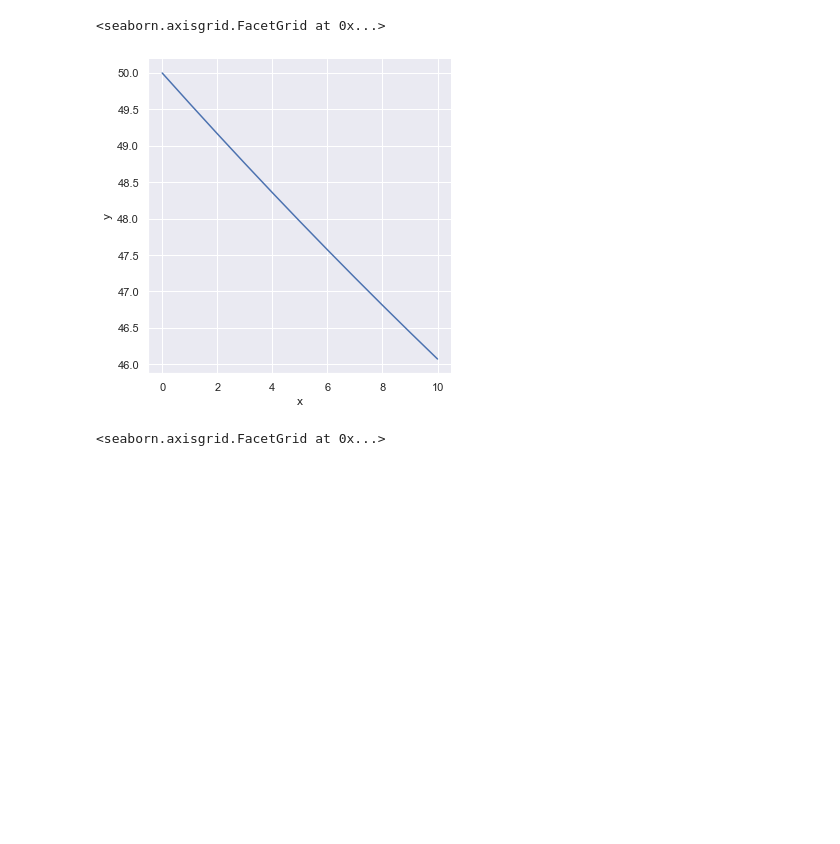
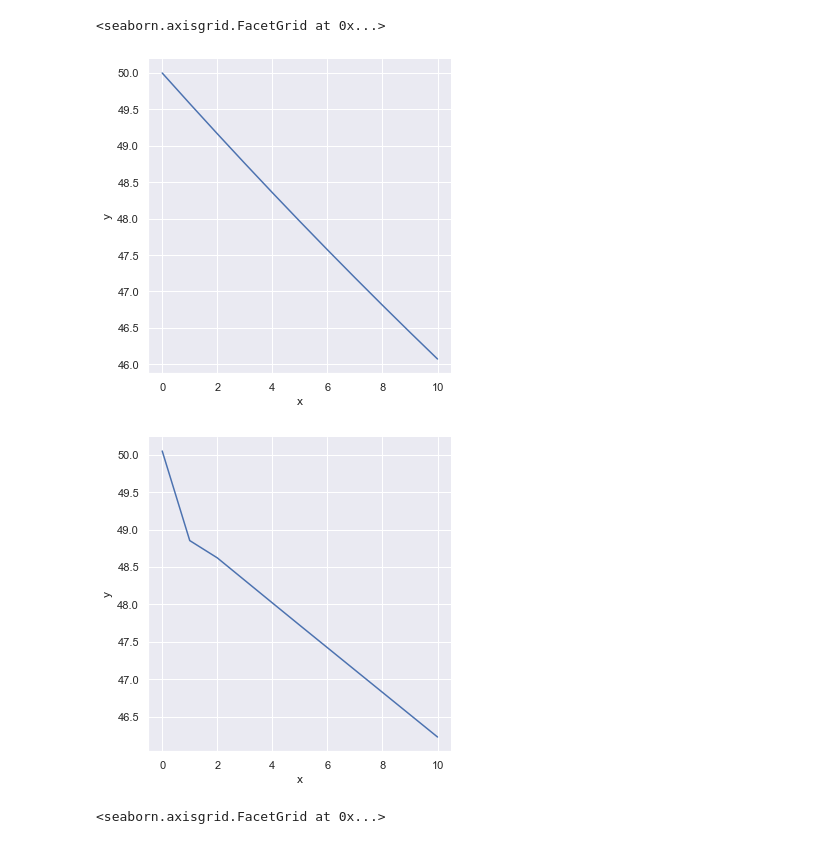
Before and after one commit to runnily/3095-Simulations-of-hybrid-systems-using-neural-networks, a Jupyter notebook: plots/plots.ipynb, the cells around one changed output. Saved outputs shown, nothing was run; the diff lists cells and outputs as text; code cells hidden in the pictures; blank space fills up the shorter version.

```diff
--- a/plots/plots.ipynb
+++ b/plots/plots.ipynb
@@ -4,16 +4,24 @@ import matplotlib as plt
 import pandas as pd
 # %%
 sns.set_theme()
-df = pd.read_csv('../data/cooling.csv', usecols=[0,1,3], nrows=11)
+data_df = pd.read_csv('../data/cooling.csv', usecols=[0,1,3], nrows=11)
+preds_df = pd.read_csv('../data/preds/cooling.csv', usecols=[0,1], nrows=11)
 sns.relplot(
-    data=df, kind="line",
+    data=data_df, kind="line",
     x="x", y="y",
     palette='rocket',
     #hue='state'style="state",markers=True
 )
+sns.relplot(
+    data=preds_df, kind="line",
+    x="x", y="y",
+    palette='rocket',
+    #hue='state'style="state",markers=True
+)
 # %% [output]
 <seaborn.axisgrid.FacetGrid at 0x...>
 [figure]
+[figure, added]
 # %%
 df = pd.read_csv('../data/heating.csv', usecols=[0,1,3], nrows=11)
 sns.relplot(
```
Also changed, not shown: 3 other files.
